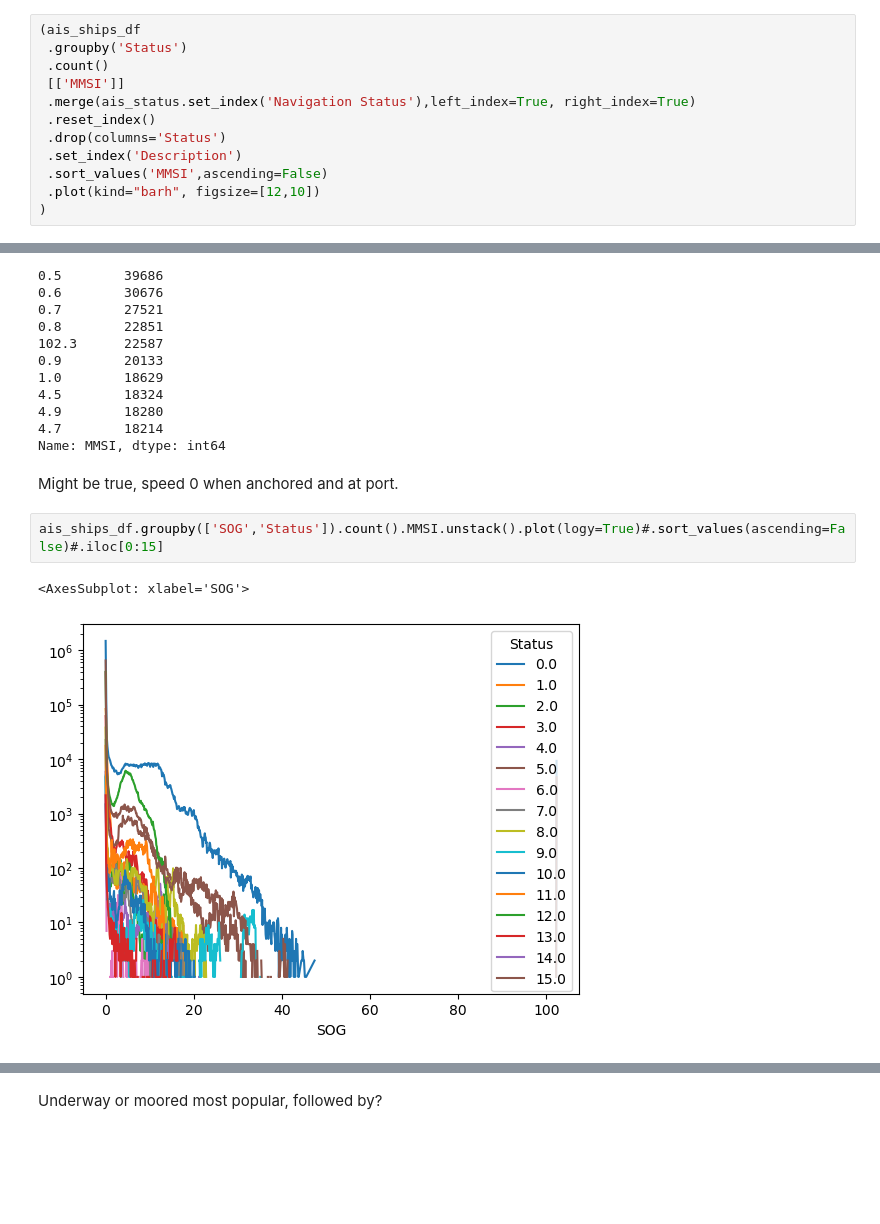
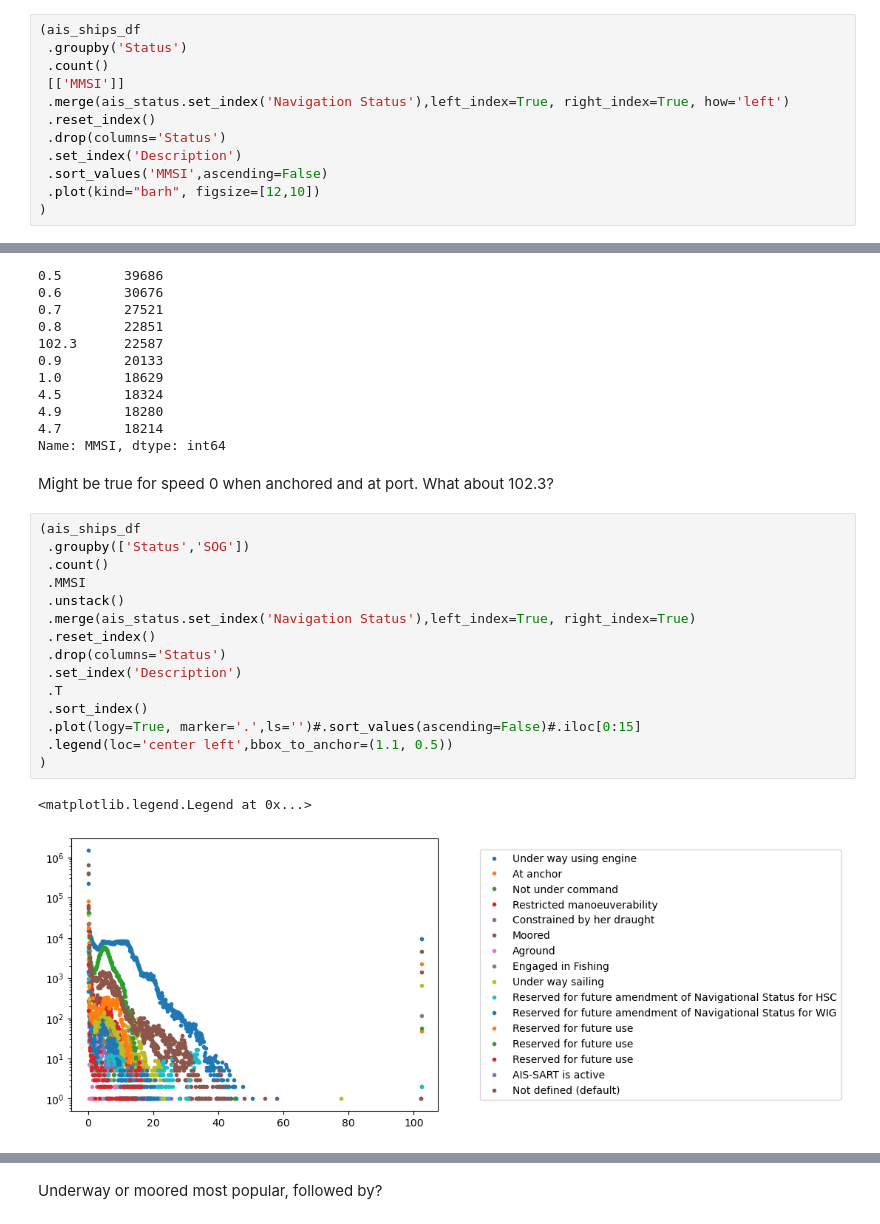
Before and after one commit to stelios-c/ais_USA, a Jupyter notebook: ais_usa_local.ipynb, the cells around one changed output, grey strips where cells are left out. Drawn from its saved outputs; the diff is of its cells as text; blank space fills up the shorter version.

Commit message:
look further into outliers and magic numbers, use merge more

```diff
--- a/ais_usa_local.ipynb
+++ b/ais_usa_local.ipynb
@@ -244,7 +285,7 @@ ais_status.set_index('Navigation Status')
  .groupby('Status')
  .count()
  [['MMSI']]
- .merge(ais_status.set_index('Navigation Status'),left_index=True, right_index=True)
+ .merge(ais_status.set_index('Navigation Status'),left_index=True, right_index=True, how='left')
  .reset_index()
  .drop(columns='Status')
  .set_index('Description')
@@ -283,9 +324,22 @@ SOG
 4.7        18214
 Name: MMSI, dtype: int64
 # %% [markdown]
-Might be true, speed 0 when anchored and at port.
+Might be true for speed 0 when anchored and at port. What about 102.3?
 # %%
-ais_ships_df.groupby(['SOG','Status']).count().MMSI.unstack().plot(logy=True)#.sort_values(ascending=False)#.iloc[0:15]
+(ais_ships_df
+ .groupby(['Status','SOG'])
+ .count()
+ .MMSI
+ .unstack()
+ .merge(ais_status.set_index('Navigation Status'),left_index=True, right_index=True)
+ .reset_index()
+ .drop(columns='Status')
+ .set_index('Description')
+ .T
+ .sort_index()
+ .plot(logy=True, marker='.',ls='')#.sort_values(ascending=False)#.iloc[0:15]
+ .legend(loc='center left',bbox_to_anchor=(1.1, 0.5))
+)
 # %% [output]
-<AxesSubplot: xlabel='SOG'>
+<matplotlib.legend.Legend at 0x...>
-[figure, old version]
+[figure, new version]
```
Also changed, not shown: parts of 11 cells of this notebook.
